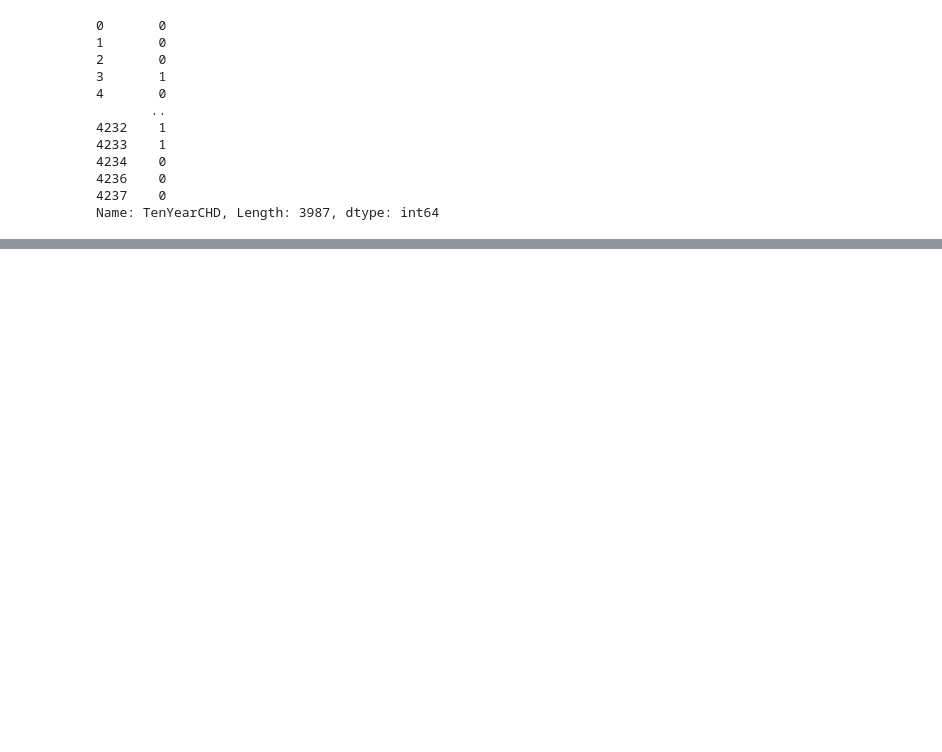
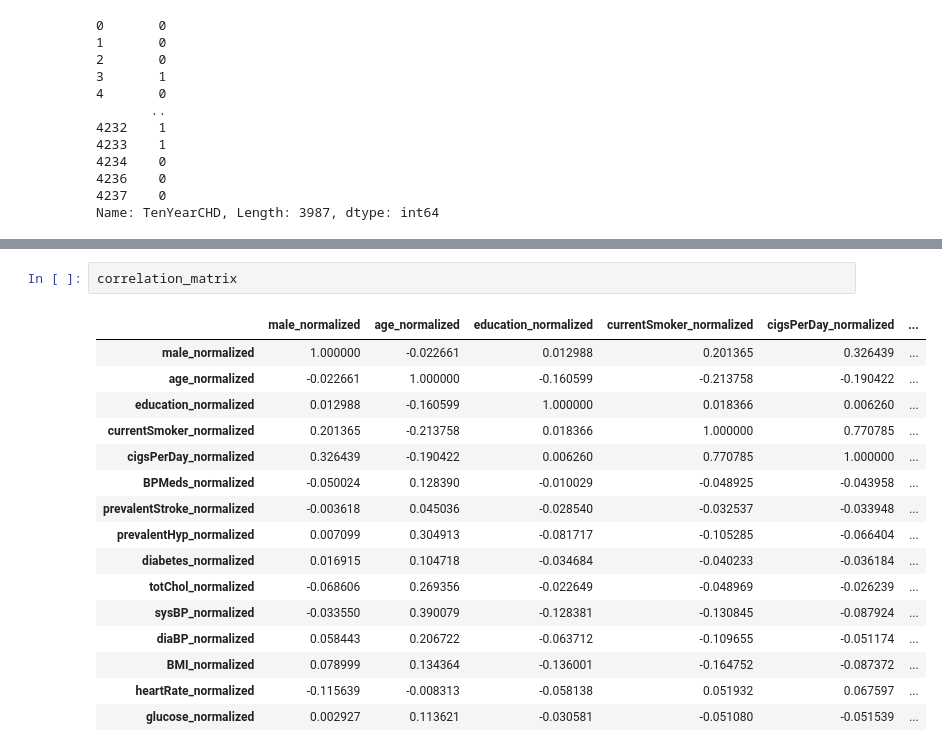
Before and after one commit to Mnr04/Kaggle_Projects, a Jupyter notebook: Predict_Heart_Disease.ipynb, the cells around one changed output, grey strips where cells are left out. Saved outputs shown, nothing was run; the diff lists cells and outputs as text; blank space fills up the shorter version.

```diff
--- a/Predict_Heart_Disease.ipynb
+++ b/Predict_Heart_Disease.ipynb
@@ -288,0 +303,19 @@ Name: TenYearCHD, Length: 3987, dtype: int64
+# %%
+correlation_matrix
+# %% [output]
+|  | male_normalized | age_normalized | education_normalized | currentSmoker_normalized | cigsPerDay_normalized | ... |
+| male_normalized | 1.000000 | -0.022661 | 0.012988 | 0.201365 | 0.326439 | ... |
+| age_normalized | -0.022661 | 1.000000 | -0.160599 | -0.213758 | -0.190422 | ... |
+| education_normalized | 0.012988 | -0.160599 | 1.000000 | 0.018366 | 0.006260 | ... |
+| currentSmoker_normalized | 0.201365 | -0.213758 | 0.018366 | 1.000000 | 0.770785 | ... |
+| cigsPerDay_normalized | 0.326439 | -0.190422 | 0.006260 | 0.770785 | 1.000000 | ... |
+| BPMeds_normalized | -0.050024 | 0.128390 | -0.010029 | -0.048925 | -0.043958 | ... |
+| prevalentStroke_normalized | -0.003618 | 0.045036 | -0.028540 | -0.032537 | -0.033948 | ... |
+| prevalentHyp_normalized | 0.007099 | 0.304913 | -0.081717 | -0.105285 | -0.066404 | ... |
+| diabetes_normalized | 0.016915 | 0.104718 | -0.034684 | -0.040233 | -0.036184 | ... |
+| totChol_normalized | -0.068606 | 0.269356 | -0.022649 | -0.048969 | -0.026239 | ... |
+| sysBP_normalized | -0.033550 | 0.390079 | -0.128381 | -0.130845 | -0.087924 | ... |
+| diaBP_normalized | 0.058443 | 0.206722 | -0.063712 | -0.109655 | -0.051174 | ... |
+| BMI_normalized | 0.078999 | 0.134364 | -0.136001 | -0.164752 | -0.087372 | ... |
+| heartRate_normalized | -0.115639 | -0.008313 | -0.058138 | 0.051932 | 0.067597 | ... |
+| glucose_normalized | 0.002927 | 0.113621 | -0.030581 | -0.051080 | -0.051539 | ... |
```
Also changed, not shown: parts of 15 cells of this notebook.
